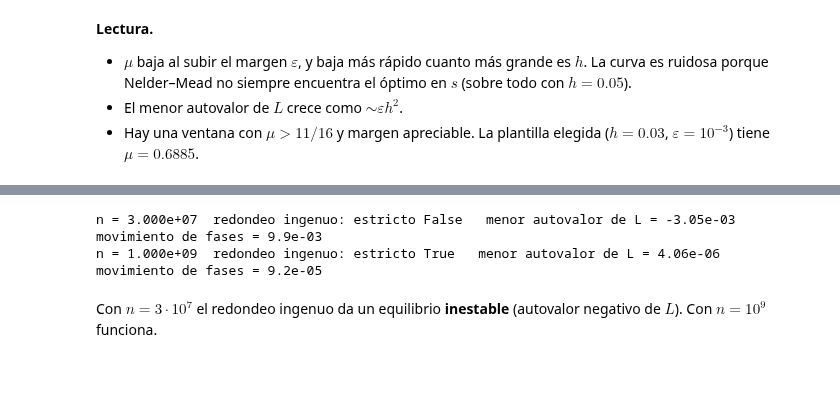
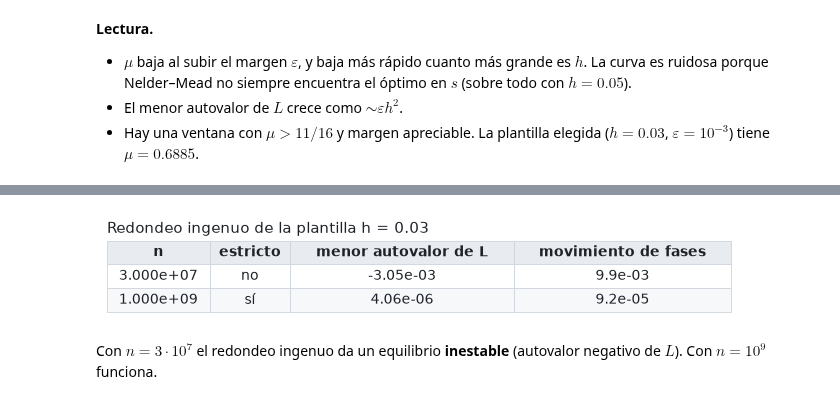
Before and after one commit to Nicoyanz98/investighaton-teo-optimizacion-2026, a Jupyter notebook: notebooks/Grafo_explicito_S7.ipynb, the cells around one changed output, grey strips where cells are left out. Saved outputs shown, nothing was run; the diff lists cells and outputs as text; code cells hidden in the pictures; blank space fills up the shorter version.

```diff
--- a/notebooks/Grafo_explicito_S7.ipynb
+++ b/notebooks/Grafo_explicito_S7.ipynb
@@ -394,16 +666,18 @@ def grados_ingenuos(x, P, k, g):
 # %%
 x_exacto, phi_pulida, P_pulida = pulir(tamanos_exactos(k_s7), phi_plantilla, P_plantilla)
 
+filas = []
 for n_objetivo in [3e7, 1e9]:
     g = int(round(n_objetivo / sum(k_s7)))
     d = grados_ingenuos(x_exacto, P_pulida, k_s7, g)
+    assert d == enteros.grados_ingenuos(x_exacto, P_pulida, k_s7, g)
     evaluacion = evaluar_enteros(k_s7, g, d, phi_pulida, H_PLANTILLA)
-    print(f"n = {sum(k_s7) * g:.3e}  redondeo ingenuo: estricto {evaluacion['ok']}"
-          f"   menor autovalor de L = {evaluacion['menor autovalor']:.2e}"
-          f"   movimiento de fases = {evaluacion['movimiento fases']:.1e}")
+    filas.append([f"{sum(k_s7) * g:.3e}", si_no(evaluacion["ok"]), f"{evaluacion['menor autovalor']:.2e}",
+                  f"{evaluacion['movimiento fases']:.1e}"])
+mostrar_tabla(["n", "estricto", "menor autovalor de L", "movimiento de fases"], filas,
+              titulo="Redondeo ingenuo de la plantilla h = 0.03")
 # %% [output]
-n = 3.000e+07  redondeo ingenuo: estricto False   menor autovalor de L = -3.05e-03   movimiento de fases = 9.9e-03
-n = 1.000e+09  redondeo ingenuo: estricto True   menor autovalor de L = 4.06e-06   movimiento de fases = 9.2e-05
+[figure, added]
 # %% [markdown]
 Con $n = 3\cdot 10^7$ el redondeo ingenuo da un equilibrio **inestable** (autovalor negativo de $L$).
 Con $n = 10^9$ funciona.
```
Also changed, not shown: parts of 81 cells of this notebook.
